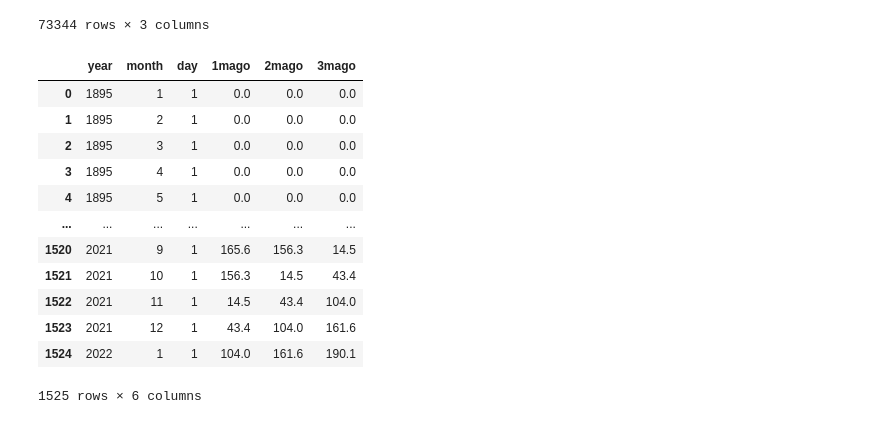
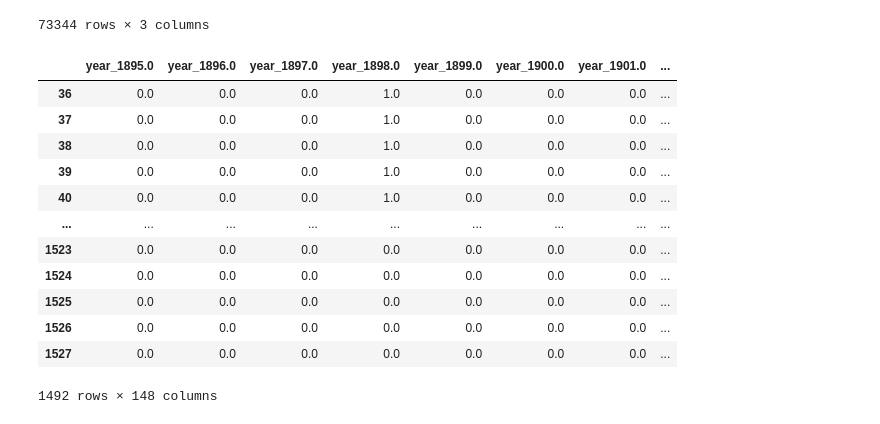
Before and after one commit to Menamot/SY09_Project, a Jupyter notebook: code/Week4.ipynb, the cells around one changed output. Drawn from its saved outputs; the diff is of its cells as text; code cells hidden in the pictures.

```diff
--- a/code/Week4.ipynb
+++ b/code/Week4.ipynb
@@ -29,34 +29,40 @@ data
 # %%
 # Nous nous concentrons d'abord sur les données de l'état de l'Alabama
 X = data[data.state=='california'].sort_values('DATE')
 X = X.drop(columns=['state']).sort_values('DATE').set_index('DATE')
 X = X.reset_index()
 X["DATE"] = X["DATE"].astype(str)
 X["year"] = X["DATE"].str[0:4].astype(int)
 X["month"] = X["DATE"].str[5:7].astype(int)
 X["day"] = X["DATE"].str[8:10].astype(int)
-X["1mago"] = X["DSCI"].shift(-1)
-X["2mago"] = X["DSCI"].shift(-2)
-X["3mago"] = X["DSCI"].shift(-3)
+X["1mago"] = X["DSCI"].shift(1)
+X["2mago"] = X["DSCI"].shift(2)
+X["3mago"] = X["DSCI"].shift(3)
+X["1yago"] = X["DSCI"].shift(12)
+X["2yago"] = X["DSCI"].shift(24)
+X["3yago"] = X["DSCI"].shift(36)
+X["moyeen"] = (X["DSCI"].shift(1)+X["DSCI"].shift(2)+X["DSCI"].shift(3))/3
+X= ce.OneHotEncoder(cols='month',handle_unknown='return_nan',return_df=True,use_cat_names=True).fit_transform(X)
+X= ce.OneHotEncoder(cols='year',handle_unknown='return_nan',return_df=True,use_cat_names=True).fit_transform(X)
 X = X.dropna()
 
 y = X.DSCI
 X = X.drop(columns=["DATE","DSCI"])
 X
 # %% [output]
-|  | year | month | day | 1mago | 2mago | 3mago |
-| 0 | 1895 | 1 | 1 | 0.0 | 0.0 | 0.0 |
-| 1 | 1895 | 2 | 1 | 0.0 | 0.0 | 0.0 |
-| 2 | 1895 | 3 | 1 | 0.0 | 0.0 | 0.0 |
-| 3 | 1895 | 4 | 1 | 0.0 | 0.0 | 0.0 |
-| 4 | 1895 | 5 | 1 | 0.0 | 0.0 | 0.0 |
-| ... | ... | ... | ... | ... | ... | ... |
-| 1520 | 2021 | 9 | 1 | 165.6 | 156.3 | 14.5 |
-| 1521 | 2021 | 10 | 1 | 156.3 | 14.5 | 43.4 |
-| 1522 | 2021 | 11 | 1 | 14.5 | 43.4 | 104.0 |
-| 1523 | 2021 | 12 | 1 | 43.4 | 104.0 | 161.6 |
-| 1524 | 2022 | 1 | 1 | 104.0 | 161.6 | 190.1 |
+|  | year_1895.0 | year_1896.0 | year_1897.0 | year_1898.0 | year_1899.0 | year_1900.0 | year_1901.0 | ... |
+| 36 | 0.0 | 0.0 | 0.0 | 1.0 | 0.0 | 0.0 | 0.0 | ... |
+| 37 | 0.0 | 0.0 | 0.0 | 1.0 | 0.0 | 0.0 | 0.0 | ... |
+| 38 | 0.0 | 0.0 | 0.0 | 1.0 | 0.0 | 0.0 | 0.0 | ... |
+| 39 | 0.0 | 0.0 | 0.0 | 1.0 | 0.0 | 0.0 | 0.0 | ... |
+| 40 | 0.0 | 0.0 | 0.0 | 1.0 | 0.0 | 0.0 | 0.0 | ... |
+| ... | ... | ... | ... | ... | ... | ... | ... | ... |
+| 1523 | 0.0 | 0.0 | 0.0 | 0.0 | 0.0 | 0.0 | 0.0 | ... |
+| 1524 | 0.0 | 0.0 | 0.0 | 0.0 | 0.0 | 0.0 | 0.0 | ... |
+| 1525 | 0.0 | 0.0 | 0.0 | 0.0 | 0.0 | 0.0 | 0.0 | ... |
+| 1526 | 0.0 | 0.0 | 0.0 | 0.0 | 0.0 | 0.0 | 0.0 | ... |
+| 1527 | 0.0 | 0.0 | 0.0 | 0.0 | 0.0 | 0.0 | 0.0 | ... |
-1525 rows × 6 columns
+1492 rows × 148 columns
 # %%
 from sklearn.model_selection import train_test_split
 from sklearn.ensemble import RandomForestRegressor
```
Also changed, not shown: parts of 6 cells of this notebook, 3 other files.
